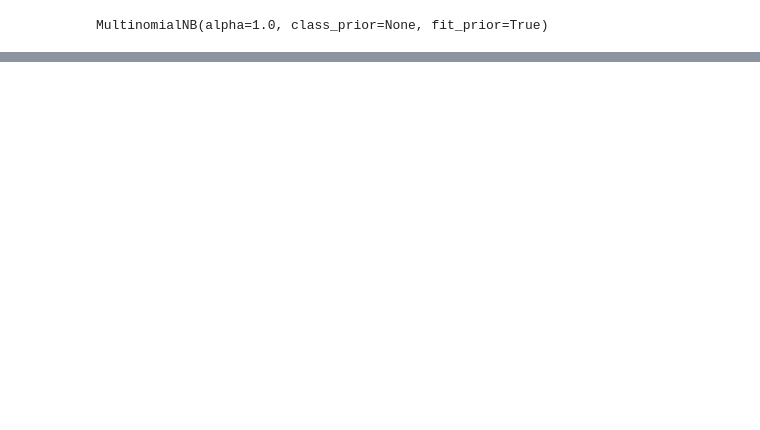
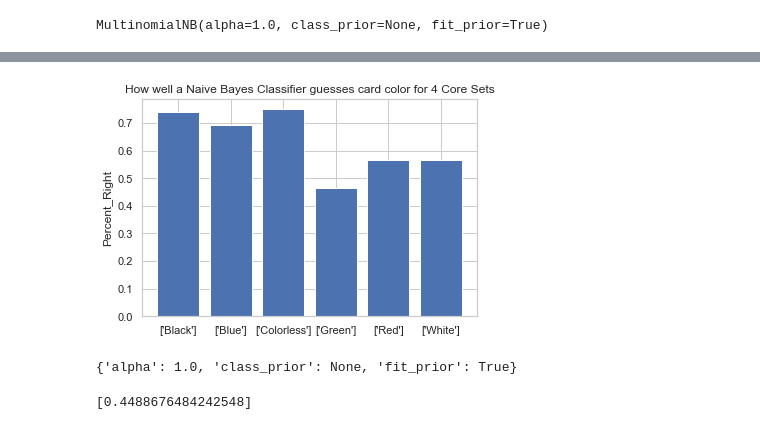
Before and after one commit to dalems4/mod_5_project_MTG, a Jupyter notebook: MTG_Card_Color_Classifier.ipynb, the cells around one changed output, grey strips where cells are left out. Cells and saved outputs as stored; diff of their text form; code cells hidden in the pictures; blank space fills up the shorter version.

```diff
--- a/MTG_Card_Color_Classifier.ipynb
+++ b/MTG_Card_Color_Classifier.ipynb
@@ -220,0 +436,2 @@ four_mtg_df.to_pickle('four_mtg_df')
+# %%
+df['True'] = df['True_False']
@@ -220,0 +447,6 @@ four_mtg_df.to_pickle('four_mtg_df')
+# %%
+df.drop('True_False', axis=1, inplace=True)
+# %%
+df['Wrong'] = df['predict'] - df['True']
+# %%
+df['Percent_Right'] = df['True'] / df['predict']
@@ -220,0 +462,11 @@ four_mtg_df.to_pickle('four_mtg_df')
+# %%
+plt.bar(x=df['key_0'], height=df['Percent_Right'])
+plt.ylabel('Percent_Right')
+plt.title('How well a Naive Bayes Classifier guesses card color for 4 Core Sets')
+plt.show;
+# %% [output]
+[figure, added]
+# %%
+multnb.
+# %% [output]
+{'alpha': 1.0, 'class_prior': None, 'fit_prior': True}
@@ -220,0 +484,4 @@ four_mtg_df.to_pickle('four_mtg_df')
+# %%
+card_color_max_sureness
+# %% [output]
+[0.4488676484242548]
```
Also changed, not shown: parts of 75 cells of this notebook, 1 other file.
